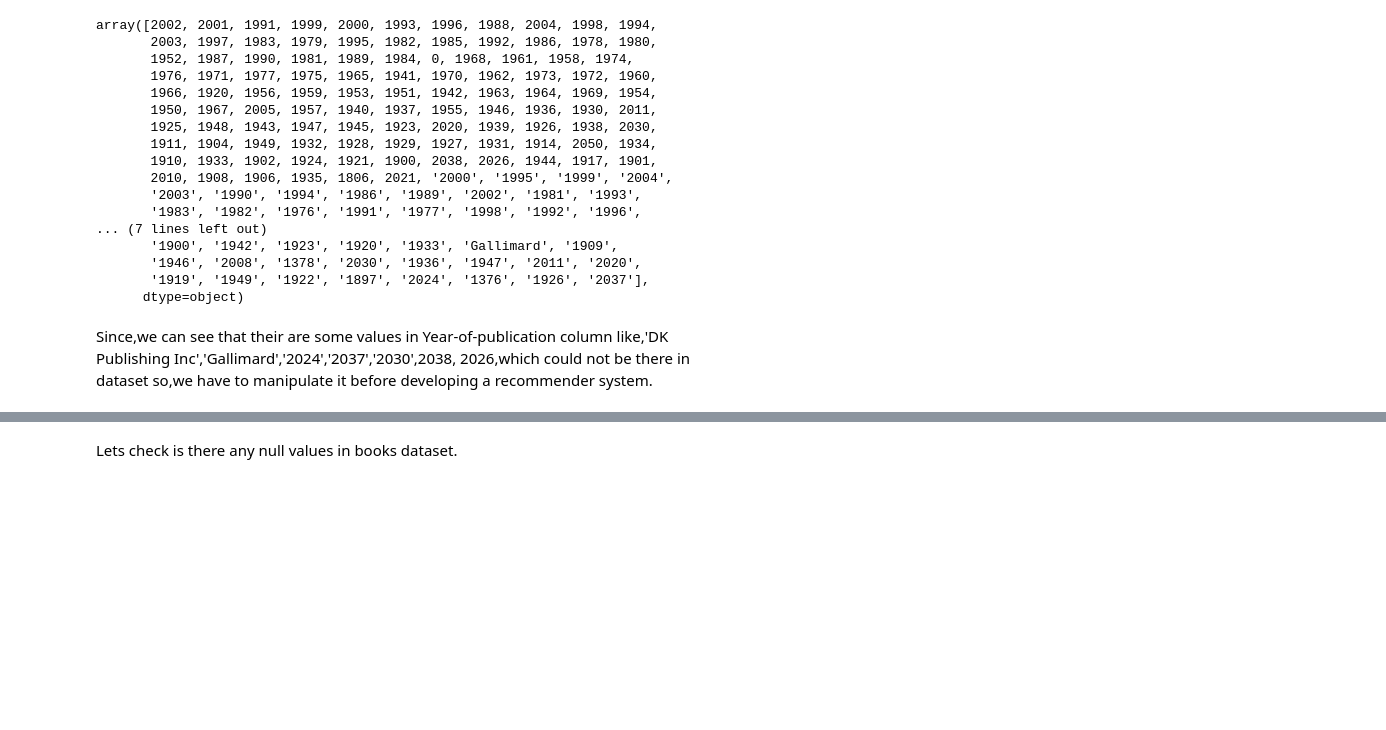
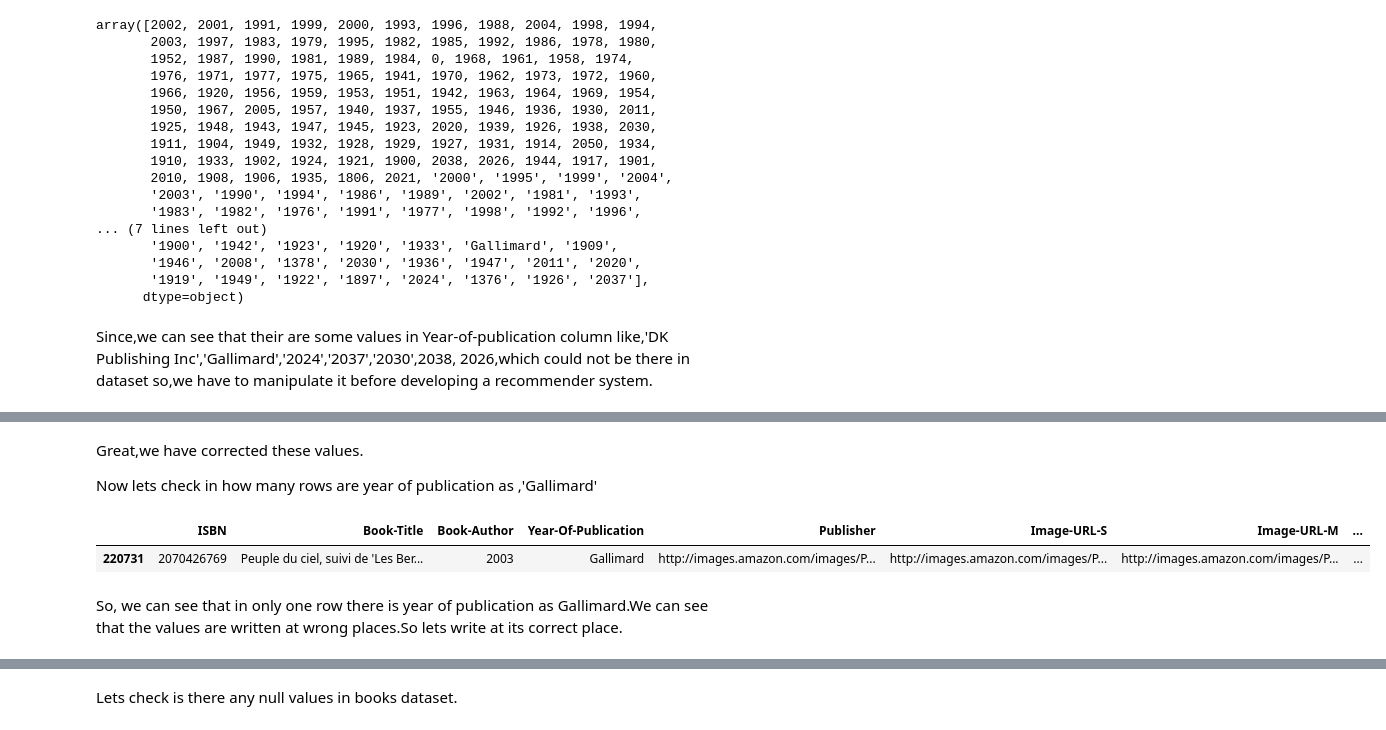
Before and after one commit to Shailendra114/Books-Recommendation-System-Unsupervised-Machine-Learning-, a Jupyter notebook: Books_Recommendation_System.ipynb, the cells around one changed output, grey strips where cells are left out. Saved outputs shown, nothing was run; the diff lists cells and outputs as text; code cells hidden in the pictures; blank space fills up the shorter version.

Commit message:
Correcting values at right places of  year of publication

```diff
--- a/Books_Recommendation_System.ipynb
+++ b/Books_Recommendation_System.ipynb
@@ -172,0 +173,11 @@ So, there are two rows in which the Year of Publication is as 'DK Publishing Inc
+# %%
+# Lets correct the values of index number 209538 and 221678
+books.at[209538 ,'Publisher'] = 'DK Publishing Inc'
+books.at[209538 ,'Year-Of-Publication'] = 2000
+books.at[209538 ,'Book-Title'] = 'DK Readers: Creating the X-Men, How It All Began (Level 4: Proficient Readers)'
+books.at[209538 ,'Book-Author'] = 'Michael Teitelbaum'
+
+books.at[221678 ,'Publisher'] = 'DK Publishing Inc'
+books.at[221678 ,'Year-Of-Publication'] = 2000
+books.at[221687 ,'Book-Title'] = 'DK Readers: Creating the X-Men, How Comic Books Come to Life (Level 4: Proficient Readers)'
+books.at[221678 ,'Book-Author'] = 'James Buckley'
@@ -172,0 +210,12 @@ So, there are two rows in which the Year of Publication is as 'DK Publishing Inc
+# %% [markdown]
+Great,we have corrected these values.
+
+Now lets check in how many rows are year of publication as ,'Gallimard'
+# %%
+# Lets check in hiw many rows are the year of publicatiobn as gallimard
+books.loc[books['Year-Of-Publication']=='Gallimard']
+# %% [output]
+|  | ISBN | Book-Title | Book-Author | Year-Of-Publication | Publisher | Image-URL-S | Image-URL-M | ... |
+| 220731 | 2070426769 | Peuple du ciel, suivi de 'Les Ber... | 2003 | Gallimard | http://images.amazon.com/images/P... | http://images.amazon.com/images/P... | http://images.amazon.com/images/P... | ... |
+# %% [markdown]
+So, we can see that in only one row there is year of publication as Gallimard.We can see that the values are written at wrong places.So lets write at its correct place.
```
Also changed, not shown: parts of 6 cells of this notebook.
